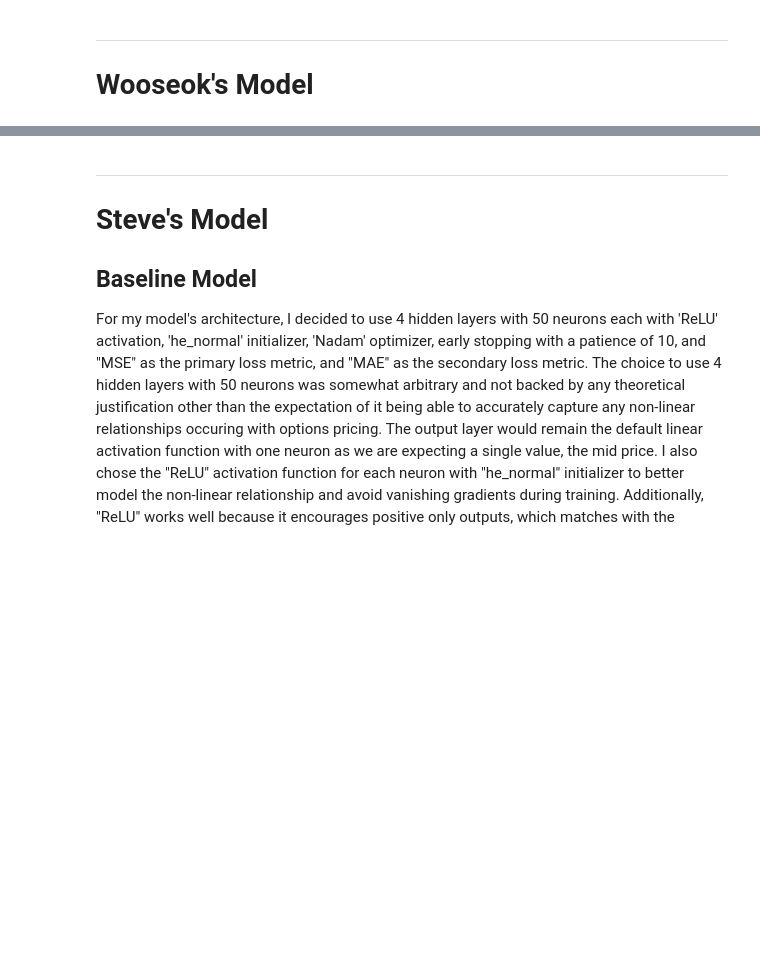
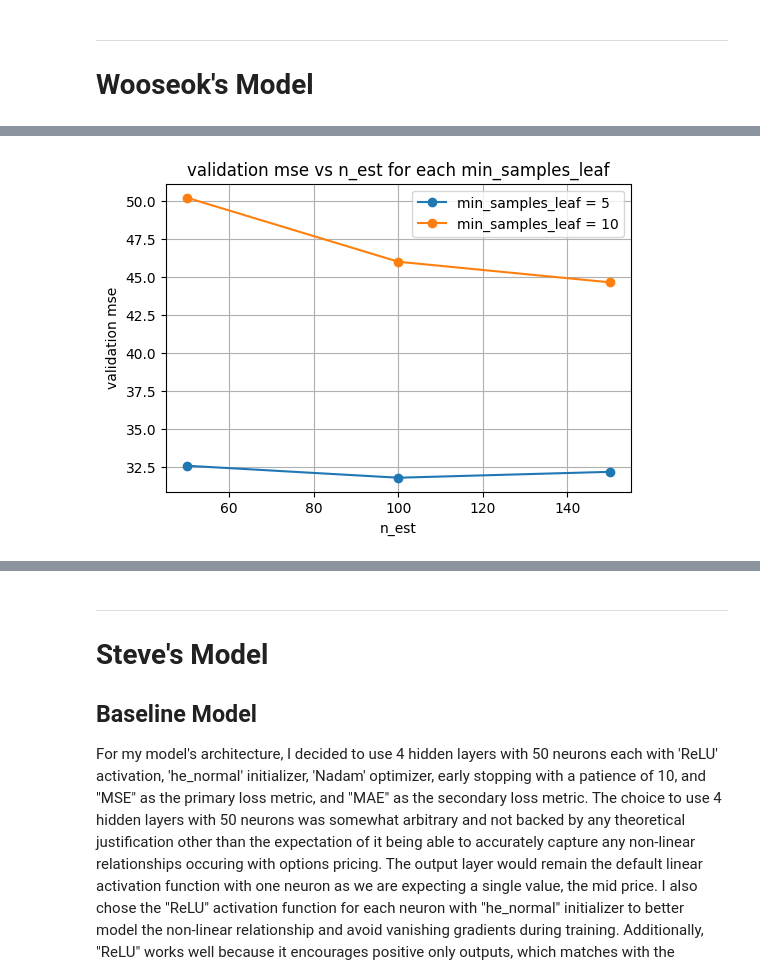
Before and after one commit to jakuokuo/CFRM521_FinalProject, a Jupyter notebook: Final_Report.ipynb, the cells around one changed output, grey strips where cells are left out. Cells and saved outputs as stored; diff of their text form; code cells hidden in the pictures; blank space fills up the shorter version.

```diff
--- a/Final_Report.ipynb
+++ b/Final_Report.ipynb
@@ -392,0 +592,11 @@ Andreou, P. C., Charalambous, C., & Martzoukos, S. H. (2010). European option pr
+# %%
+for depth in [5, 10, 15, 20]:
+    rf = RandomForestRegressor(max_depth=depth, random_state=42)
+    rf.fit(X_train, y_train)
+    train_pred = rf.predict(X_train)
+    valid_pred = rf.predict(X_valid)
+
+    train_loss = mean_squared_error(y_train, train_pred)
+    valid_loss = mean_squared_error(y_valid, valid_pred)
+
+    print(f"depth={depth}, train_loss={train_loss:.4f}, valid_loss={valid_loss:.4f}")
@@ -392,0 +608,11 @@ Andreou, P. C., Charalambous, C., & Martzoukos, S. H. (2010). European option pr
+# %%
+for depth in [25, None]:
+    rf = RandomForestRegressor(max_depth=depth, random_state=42)
+    rf.fit(X_train, y_train)
+    train_pred = rf.predict(X_train)
+    valid_pred = rf.predict(X_valid)
+
+    train_loss = mean_squared_error(y_train, train_pred)
+    valid_loss = mean_squared_error(y_valid, valid_pred)
+
+    print(f"depth={depth}, train_loss={train_loss:.4f}, valid_loss={valid_loss:.4f}")
@@ -392,0 +663,21 @@ Andreou, P. C., Charalambous, C., & Martzoukos, S. H. (2010). European option pr
+# %%
+plt.figure(figsize=(6,4))
+
+for leaf in leaf_list:
+    subset = df_results[df_results["min_samples_leaf"] == leaf]
+    subset = subset.sort_values("n_est")
+    plt.plot(
+        subset["n_est"],
+        subset["val_mse"],
+        marker="o",
+        label = f"min_samples_leaf = {leaf}"
+    )
+
+plt.xlabel("n_est")
+plt.ylabel("validation mse")
+plt.title("validation mse vs n_est for each min_samples_leaf")
+plt.grid(True)
+plt.legend()
+plt.show()
+# %% [output]
+[figure, added]
```
Also changed, not shown: parts of 94 cells of this notebook.
